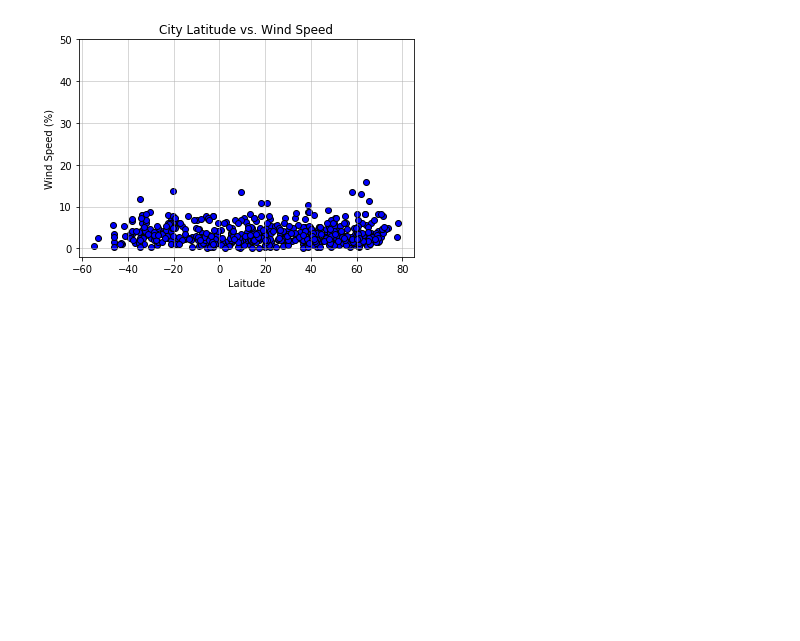
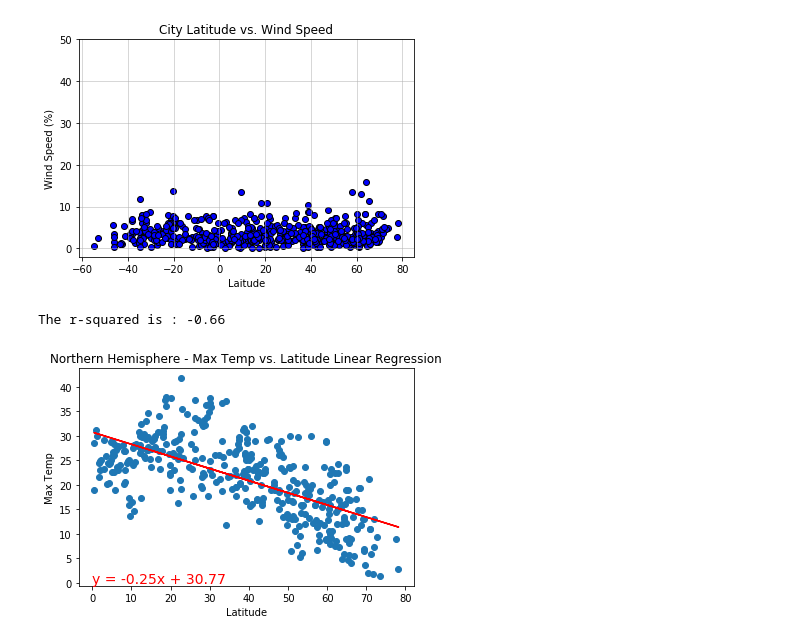
Before and after one commit to joelox87/python-api-challenge, a Jupyter notebook: WeatherPy/WeatherPy.ipynb, the cells around one changed output. Saved outputs shown, nothing was run; the diff lists cells and outputs as text; code cells hidden in the pictures; blank space fills up the shorter version.

```diff
--- a/WeatherPy/WeatherPy.ipynb
+++ b/WeatherPy/WeatherPy.ipynb
@@ -200,3 +200,34 @@ plt.grid(linestyle='-', linewidth=1, alpha = 0.5)
 plt.savefig("Images/City Latitude vs Wind Speed.png")
 # %% [output]
 [figure]
+# %%
+# Northern and Southern Hemisphere DataFrames
+north_hem = data_dict.loc[data_dict["Lat"] >= 0]
+south_hem = data_dict.loc[data_dict["Lat"] < 0]
+# %%
+# Linear Regression Function and Scatter Plot
+def linear_agression(x,y):
+    print(f"The r-squared is : {round(st.pearsonr(x, y)[0],2)}")
+    (slope, intercept, rvalue, pvalue, stderr) = linregress(x, y)
+    regress_values = x * slope + intercept
+    line_eq = "y = " + str(round(slope,2)) + "x + " + str(round(intercept,2))
+    plt.scatter(x, y)
+    plt.plot(x,regress_values,"r-")
+    return line_eq
+
+def annotate(line_eq, a, b):
+    plt.annotate(line_eq,(a,b),fontsize=14,color="red")
+# %%
+# Northern Hemisphere - Max Temp vs. Latitude Linear Regression
+equation = linear_agression(north_hem["Lat"], north_hem["Max Temp"])
+
+annotate(equation, 0, 0)
+plt.title("Northern Hemisphere - Max Temp vs. Latitude Linear Regression")
+plt.xlabel("Latitude")
+plt.ylabel("Max Temp")
+
+# Save plot as png
+plt.savefig("Images/Northern Hemisphere - Max Temp vs. Latitude Linear Regression.png")
+# %% [output]
+The r-squared is : -0.66
+[figure, added]
```
Also changed, not shown: parts of 5 cells of this notebook, 6 other files.
